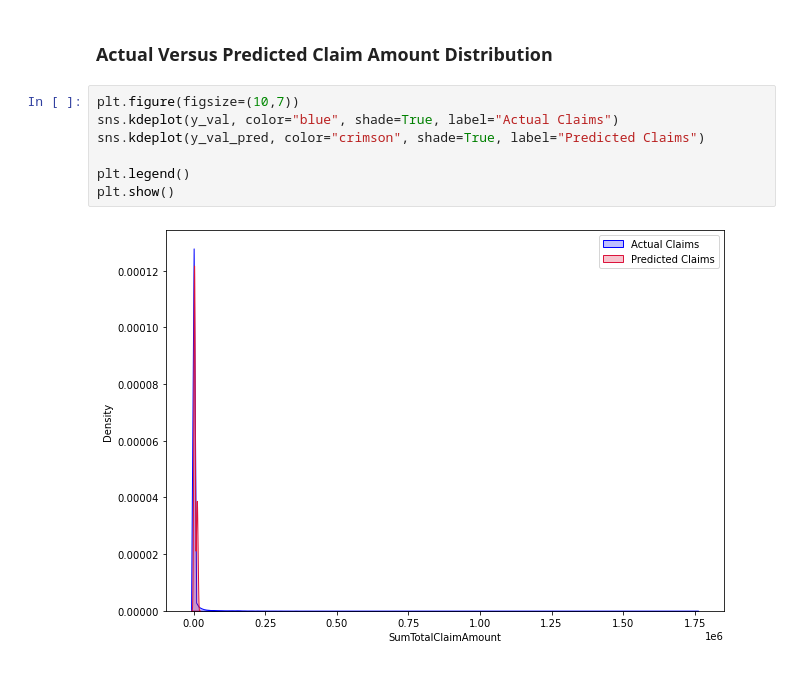
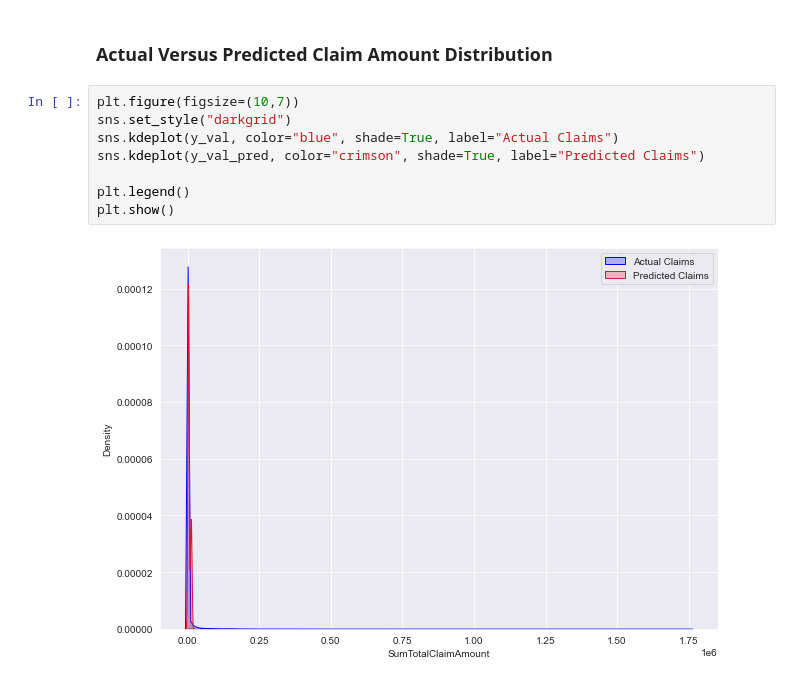
Before and after one commit to Pheelog/Insurance-Claim-Modelling, a Jupyter notebook: final_notebook.ipynb, the cells around one changed output. Cells and saved outputs as stored; diff of their text form.

```diff
--- a/final_notebook.ipynb
+++ b/final_notebook.ipynb
@@ -838,10 +838,11 @@ plt.show()
 ### Actual Versus Predicted Claim Amount Distribution
 # %%
 plt.figure(figsize=(10,7))
+sns.set_style("darkgrid")
 sns.kdeplot(y_val, color="blue", shade=True, label="Actual Claims")
 sns.kdeplot(y_val_pred, color="crimson", shade=True, label="Predicted Claims")
 
 plt.legend()
 plt.show()
 # %% [output]
-[figure, old version]
+[figure, new version]
```
Also changed, not shown: parts of 7 cells of this notebook.
